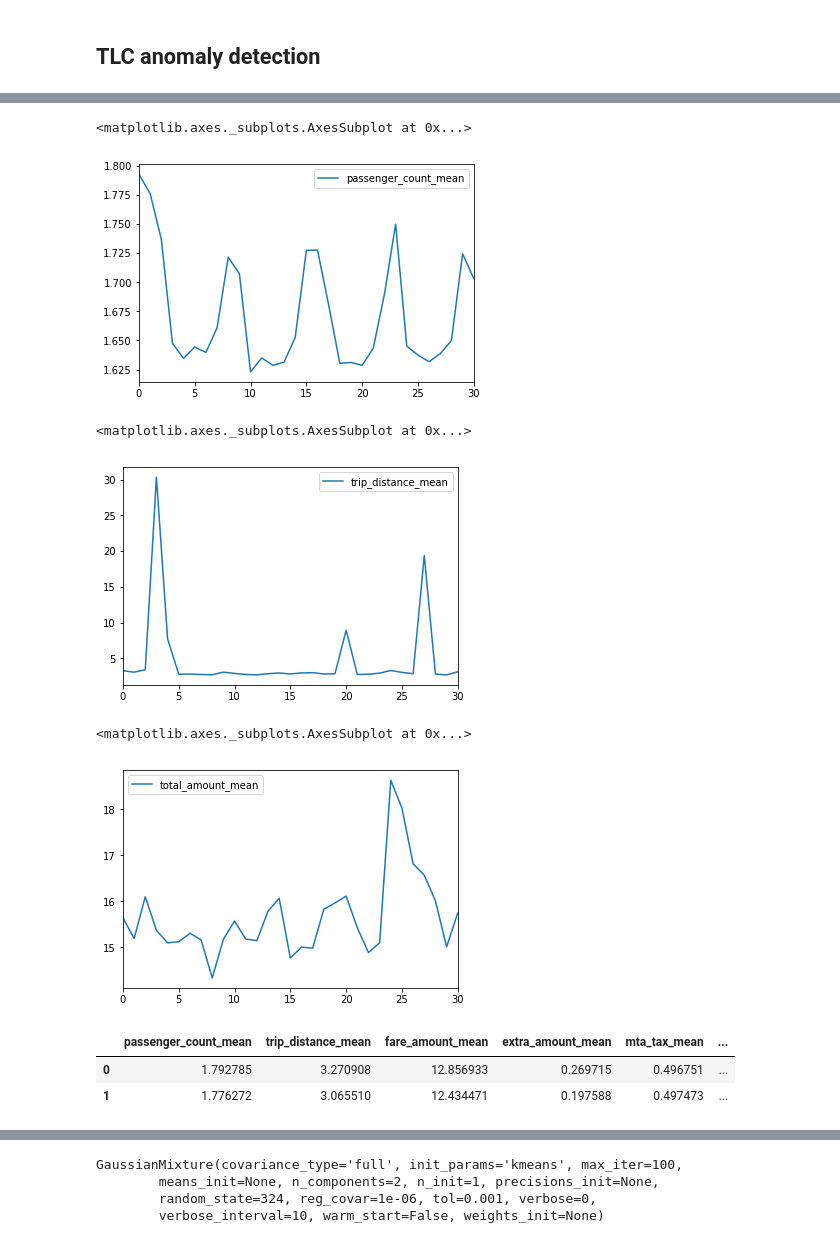
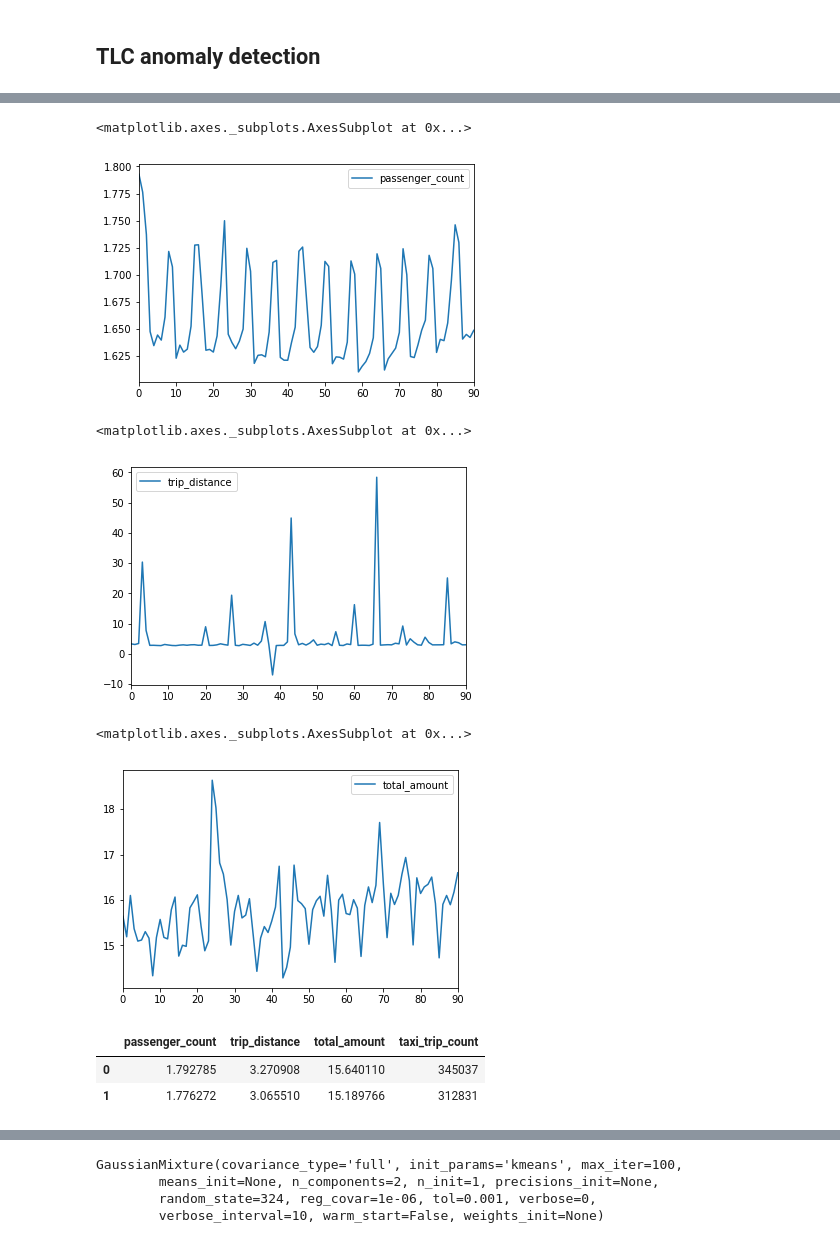
Before and after one commit to gperrin12/anomaly_detection_NYC_transit, a Jupyter notebook: TLC_anomaly_detection_042217.ipynb, the cells around one changed output, grey strips where cells are left out. Drawn from its saved outputs; the diff is of its cells as text; code cells hidden in the pictures.

Commit message:
reading in 3 months of data

```diff
--- a/TLC_anomaly_detection_042217.ipynb
+++ b/TLC_anomaly_detection_042217.ipynb
@@ -60,0 +47,11 @@ tlc_df = tlc_df_raw[['passenger_count', 'trip_distance', 'fare_amount', \
+# %%
+### read in data for 2016
+columns = ['passenger_count', 'trip_distance', 'fare_amount', \
+                     'extra', 'mta_tax', 'tip_amount', 'total_amount', \
+                     'tpep_pickup_datetime', 'tpep_dropoff_datetime']
+tlc_df_raw_total = pd.DataFrame(columns = columns)
+for i in range(1,4):
+    tlc_df_raw = pd.read_csv(proj_folder + '/data/tlc_yellow_2016_' + str(i) + '.csv', usecols=['passenger_count', \
+                    'trip_distance', 'fare_amount', 'extra', 'mta_tax', 'tip_amount', 'total_amount', \
+                     'tpep_pickup_datetime', 'tpep_dropoff_datetime'])
+    tlc_df_raw_total = tlc_df_raw_total.append(tlc_df_raw, ignore_index=True)
@@ -61,5 +62,5 @@ tlc_df = tlc_df_raw[['passenger_count', 'trip_distance', 'fare_amount', \
 # %%
-tlc_df['tpep_pickup_datetime'] = pd.to_datetime(tlc_df['tpep_pickup_datetime'])
-tlc_df['tpep_dropoff_datetime'] = pd.to_datetime(tlc_df['tpep_dropoff_datetime'])
-tlc_df.head()
+tlc_df_raw_total['tpep_pickup_datetime'] = pd.to_datetime(tlc_df_raw_total['tpep_pickup_datetime'])
+tlc_df_raw_total['tpep_dropoff_datetime'] = pd.to_datetime(tlc_df_raw_total['tpep_dropoff_datetime'])
+tlc_df_raw_total.head()
 # %% [output]
@@ -85,7 +76,6 @@ See the caveats in the documentation: http://pandas.pydata.org/pandas-docs/stabl
 #tlc_df['trip_speed'] = tlc_df.trip_distance / tlc_df.trip_duration
 # %%
 #count the number of taxi trips each day
-tlc_df['taxi_date'] = tlc_df['tpep_pickup_datetime'].dt.date
-tlc_df_day_count = tlc_df.groupby(['taxi_date'], as_index=False)['extra'].count()
+tlc_df_raw_total['taxi_date'] = tlc_df_raw_total['tpep_pickup_datetime'].dt.date
+tlc_df_day_count = tlc_df_raw_total.groupby(['taxi_date'], as_index=False)['extra'].count()
 tlc_df_day_count.columns = ['taxi_date', 'taxi_trip_count']
-tlc_df_day_count.head()
@@ -104,7 +82,5 @@ See the caveats in the documentation: http://pandas.pydata.org/pandas-docs/stabl
 # %%
 #take the mean of the taxi stats each day
-tlc_df_stat_agg = tlc_df.groupby(['taxi_date'], as_index=False).mean()
-tlc_df_stat_agg.columns = ['taxi_date', 'passenger_count_mean','trip_distance_mean', 'fare_amount_mean',\
-                          'extra_amount_mean', 'mta_tax_mean', 'tip_amount_mean', 'total_amount_mean']
+tlc_df_stat_agg = tlc_df_raw_total.groupby(['taxi_date'], as_index=False).mean()
 tlc_df_stat_agg.head()
 # %% [output]
@@ -132,25 +108,25 @@ tlc_df_by_day[['taxi_date', 'taxi_trip_count']].plot()
 # %%
-tlc_df_by_day[['taxi_date', 'passenger_count_mean']].plot()
+tlc_df_by_day[['taxi_date', 'passenger_count']].plot()
 # %% [output]
 <matplotlib.axes._subplots.AxesSubplot at 0x...>
-[figure, old version]
+[figure, new version]
 # %%
-tlc_df_by_day[['taxi_date', 'trip_distance_mean']].plot()
+tlc_df_by_day[['taxi_date', 'trip_distance']].plot()
 # %% [output]
 <matplotlib.axes._subplots.AxesSubplot at 0x...>
-[figure, old version]
+[figure, new version]
 # %%
-tlc_df_by_day[['taxi_date', 'total_amount_mean']].plot()
+tlc_df_by_day[['taxi_date', 'total_amount']].plot()
 # %% [output]
 <matplotlib.axes._subplots.AxesSubplot at 0x...>
-[figure, old version]
+[figure, new version]
 # %%
-X = tlc_df_by_day.iloc[:,1:]
+X = tlc_df_by_day[['passenger_count', 'trip_distance' ,'total_amount', 'taxi_trip_count']]
 X.head(2)
 # %% [output]
-|  | passenger_count_mean | trip_distance_mean | fare_amount_mean | extra_amount_mean | mta_tax_mean | ... |
-| 0 | 1.792785 | 3.270908 | 12.856933 | 0.269715 | 0.496751 | ... |
-| 1 | 1.776272 | 3.065510 | 12.434471 | 0.197588 | 0.497473 | ... |
+|  | passenger_count | trip_distance | total_amount | taxi_trip_count |
+| 0 | 1.792785 | 3.270908 | 15.640110 | 345037 |
+| 1 | 1.776272 | 3.065510 | 15.189766 | 312831 |
 # %%
 range_n_clusters = [2, 3, 4, 5, 6, 7, 8]
 for n_clusters in range_n_clusters:
```
Also changed, not shown: parts of 10 cells of this notebook.
